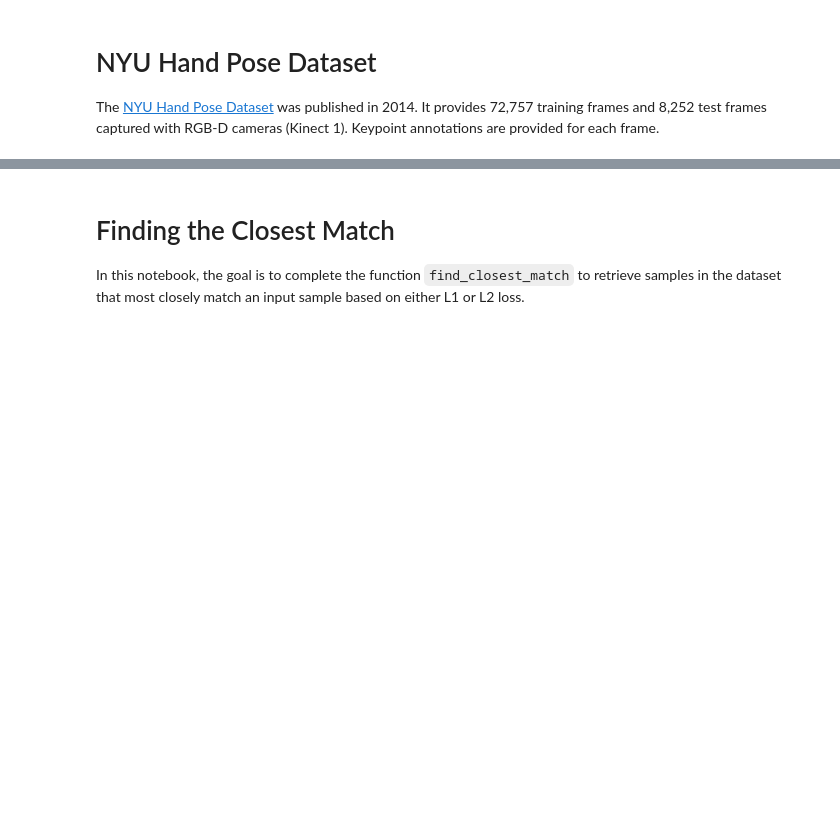
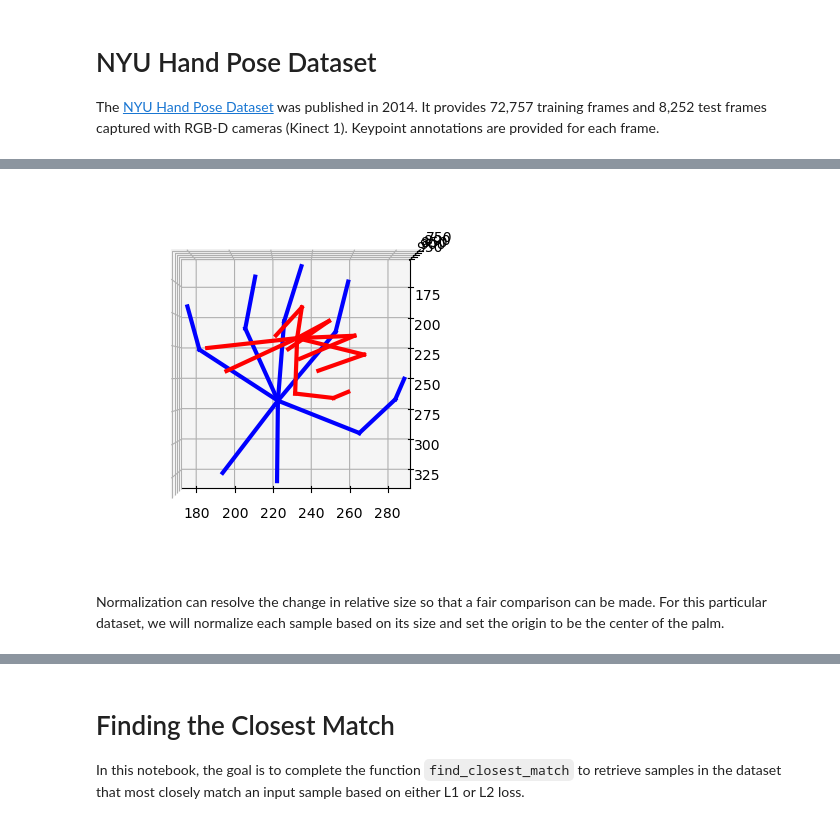
Before and after one commit to ajdillhoff/Linear-Algebra-Examples, a Jupyter notebook: machine_learning/Hand Pose Search.ipynb, the cells around one changed output, grey strips where cells are left out. Drawn from its saved outputs; the diff is of its cells as text; code cells hidden in the pictures; blank space fills up the shorter version.

```diff
--- a/machine_learning/Hand Pose Search.ipynb
+++ b/machine_learning/Hand Pose Search.ipynb
@@ -60,0 +59,13 @@ plot_hands3d(ax, sample, 'b')
+# %%
+x1 = train_dataset[0]
+x2 = train_dataset[10000]
+
+fig = plt.figure()
+ax = fig.add_subplot(111, projection='3d')
+ax.view_init(-90, -90)
+plot_hands3d(ax, x1, 'b')
+plot_hands3d(ax, x2, 'r')
+# %% [output]
+[figure, added]
+# %% [markdown]
+Normalization can resolve the change in relative size so that a fair comparison can be made. For this particular dataset, we will normalize each sample based on its size and set the origin to be the center of the palm.
```
Also changed, not shown: parts of 7 cells of this notebook.
